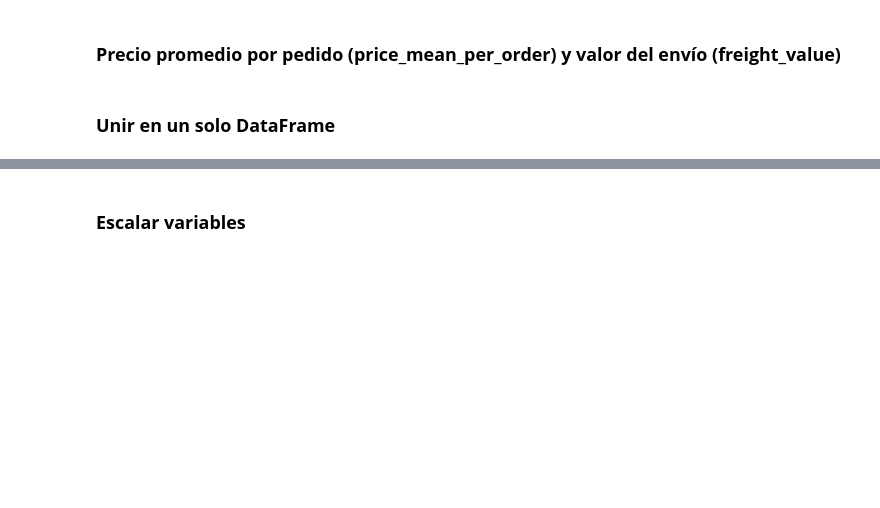
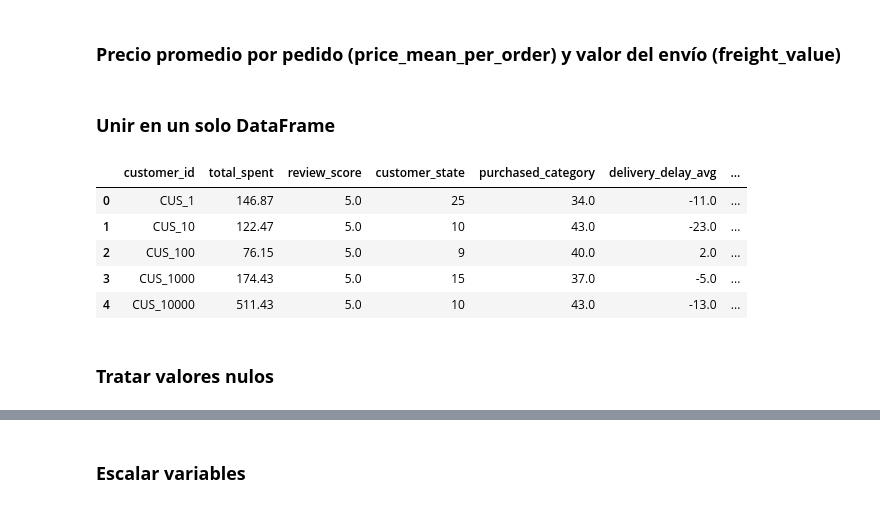
Before and after one commit to paulabaal12/PROY3-DM, a Jupyter notebook: Entrega 2/pipeline.ipynb, the cells around one changed output, grey strips where cells are left out. Saved outputs shown, nothing was run; the diff lists cells and outputs as text; code cells hidden in the pictures; blank space fills up the shorter version.

```diff
--- a/Entrega 2/pipeline.ipynb
+++ b/Entrega 2/pipeline.ipynb
@@ -531,3 +516,14 @@ for df in dfs:
 
 # Eliminar columnas innecesarias
 #df_customer_value.drop(columns=['customer_id'], inplace=True)
+# %%
+df_customer_value.head()
+# %% [output]
+|  | customer_id | total_spent | review_score | customer_state | purchased_category | delivery_delay_avg | ... |
+| 0 | CUS_1 | 146.87 | 5.0 | 25 | 34.0 | -11.0 | ... |
+| 1 | CUS_10 | 122.47 | 5.0 | 10 | 43.0 | -23.0 | ... |
+| 2 | CUS_100 | 76.15 | 5.0 | 9 | 40.0 | 2.0 | ... |
+| 3 | CUS_1000 | 174.43 | 5.0 | 15 | 37.0 | -5.0 | ... |
+| 4 | CUS_10000 | 511.43 | 5.0 | 10 | 43.0 | -13.0 | ... |
+# %% [markdown]
+### **Tratar valores nulos**
```
Also changed, not shown: parts of 11 cells of this notebook, 1 other file.
